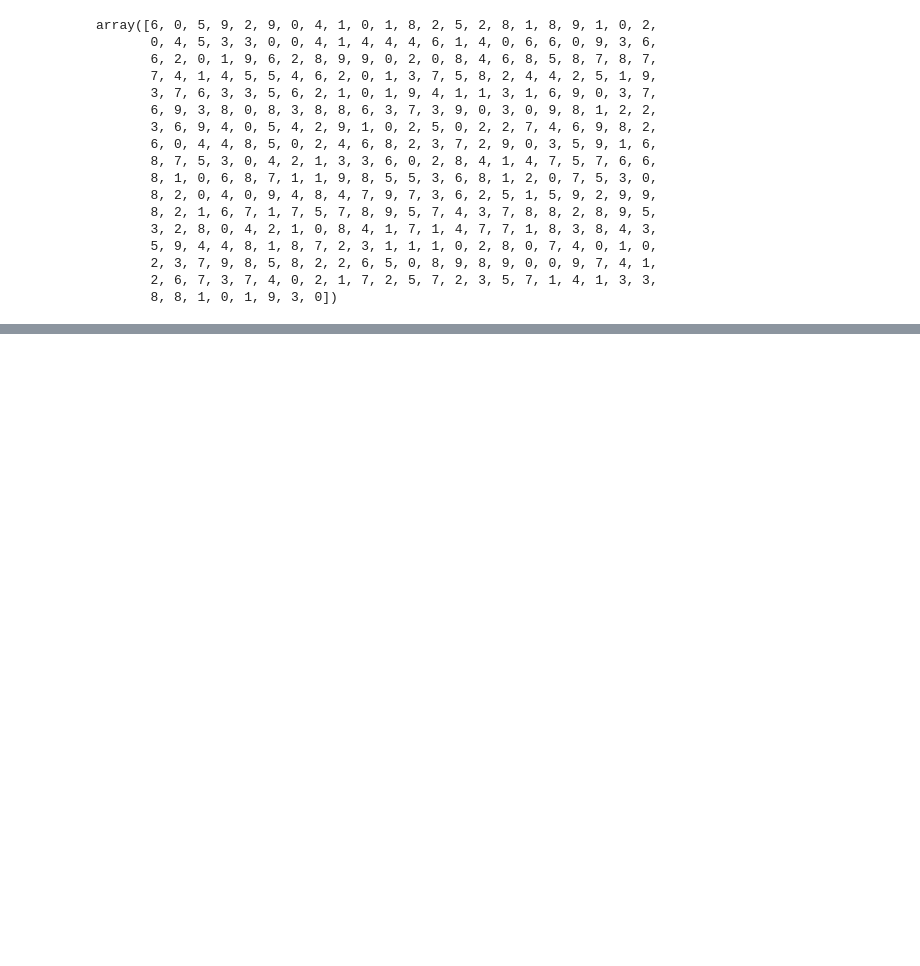
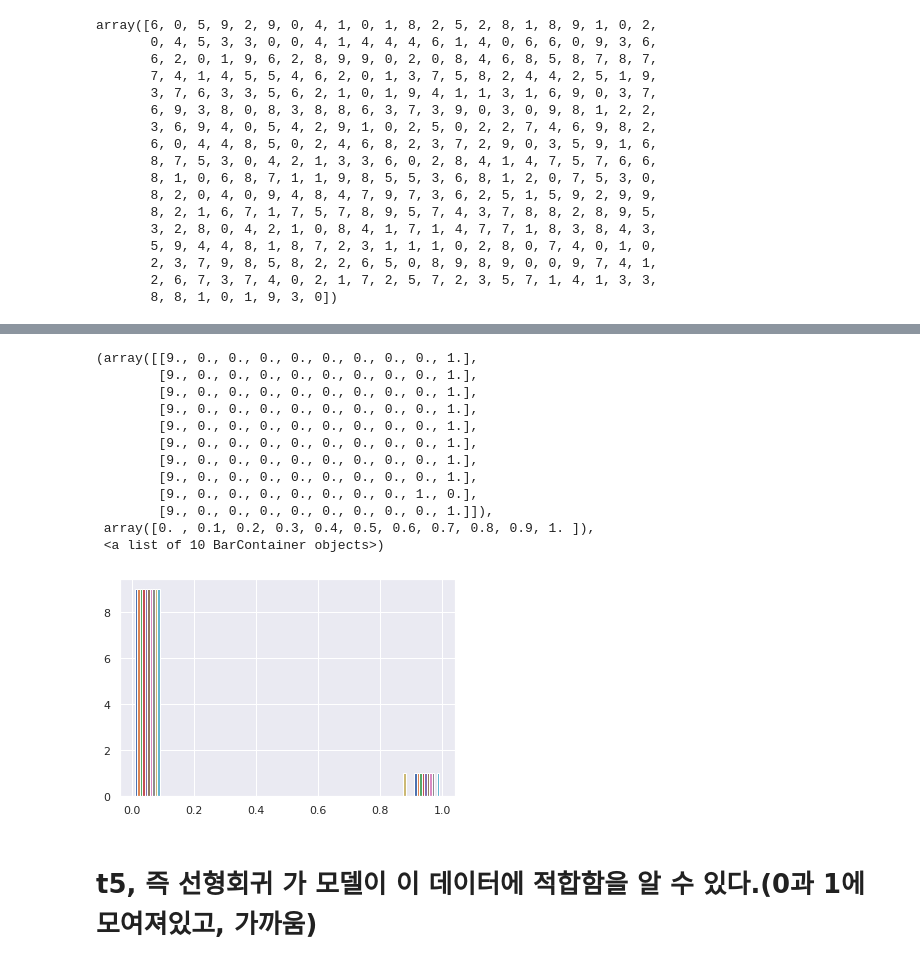
Before and after one commit to Futuremine97/-E02-__Load_Digits, a Jupyter notebook: [E__02]Digits_DecisionTree.ipynb, the cells around one changed output, grey strips where cells are left out. Cells and saved outputs as stored; diff of their text form; code cells hidden in the pictures; blank space fills up the shorter version.

```diff
--- a/[E__02]Digits_DecisionTree.ipynb
+++ b/[E__02]Digits_DecisionTree.ipynb
@@ -274,0 +473,18 @@ array([[43,  0,  0,  0,  0,  0,  0,  0,  0,  0],
+# %%
+plt.hist(t5)
+# %% [output]
+(array([[9., 0., 0., 0., 0., 0., 0., 0., 0., 1.],
+        [9., 0., 0., 0., 0., 0., 0., 0., 0., 1.],
+        [9., 0., 0., 0., 0., 0., 0., 0., 0., 1.],
+        [9., 0., 0., 0., 0., 0., 0., 0., 0., 1.],
+        [9., 0., 0., 0., 0., 0., 0., 0., 0., 1.],
+        [9., 0., 0., 0., 0., 0., 0., 0., 0., 1.],
+        [9., 0., 0., 0., 0., 0., 0., 0., 0., 1.],
+        [9., 0., 0., 0., 0., 0., 0., 0., 0., 1.],
+        [9., 0., 0., 0., 0., 0., 0., 0., 1., 0.],
+        [9., 0., 0., 0., 0., 0., 0., 0., 0., 1.]]),
+ array([0. , 0.1, 0.2, 0.3, 0.4, 0.5, 0.6, 0.7, 0.8, 0.9, 1. ]),
+ <a list of 10 BarContainer objects>)
+[figure, added]
+# %% [markdown]
+# t5, 즉 선형회귀 가 모델이 이 데이터에 적합함을 알 수 있다.(0과 1에 모여져있고, 가까움)
```
Also changed, not shown: parts of 13 cells of this notebook, 1 other file.
